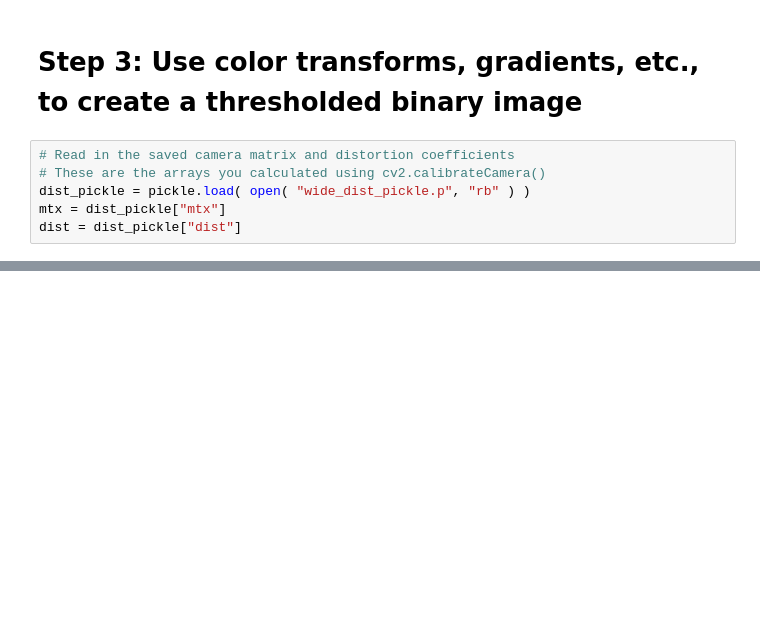
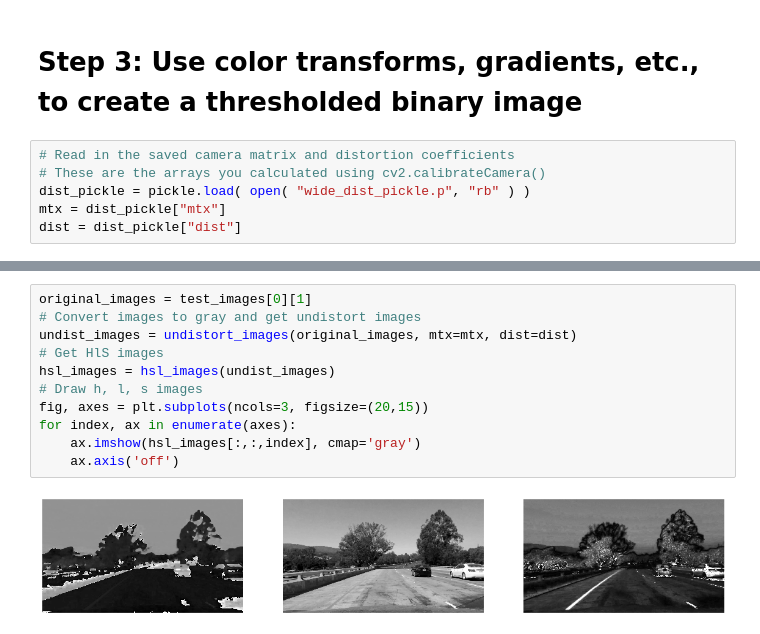
Before and after one commit to aliasaswad/CarND-Advanced-Lane-Lines-P2, a Jupyter notebook: P2.ipynb, the cells around one changed output, grey strips where cells are left out. Cells and saved outputs as stored; diff of their text form; blank space fills up the shorter version.

```diff
--- a/P2.ipynb
+++ b/P2.ipynb
@@ -199,0 +230,13 @@ testImages = list(map(lambda imageFileName: (imageFileName, cv2.imread(imageFile
+# %%
+original_images = test_images[0][1]
+# Convert images to gray and get undistort images
+undist_images = undistort_images(original_images, mtx=mtx, dist=dist)
+# Get HlS images
+hsl_images = hsl_images(undist_images)
+# Draw h, l, s images
+fig, axes = plt.subplots(ncols=3, figsize=(20,15))
+for index, ax in enumerate(axes):
+    ax.imshow(hsl_images[:,:,index], cmap='gray')
+    ax.axis('off')
+# %% [output]
+[figure, added]
```
Also changed, not shown: parts of 5 cells of this notebook.
